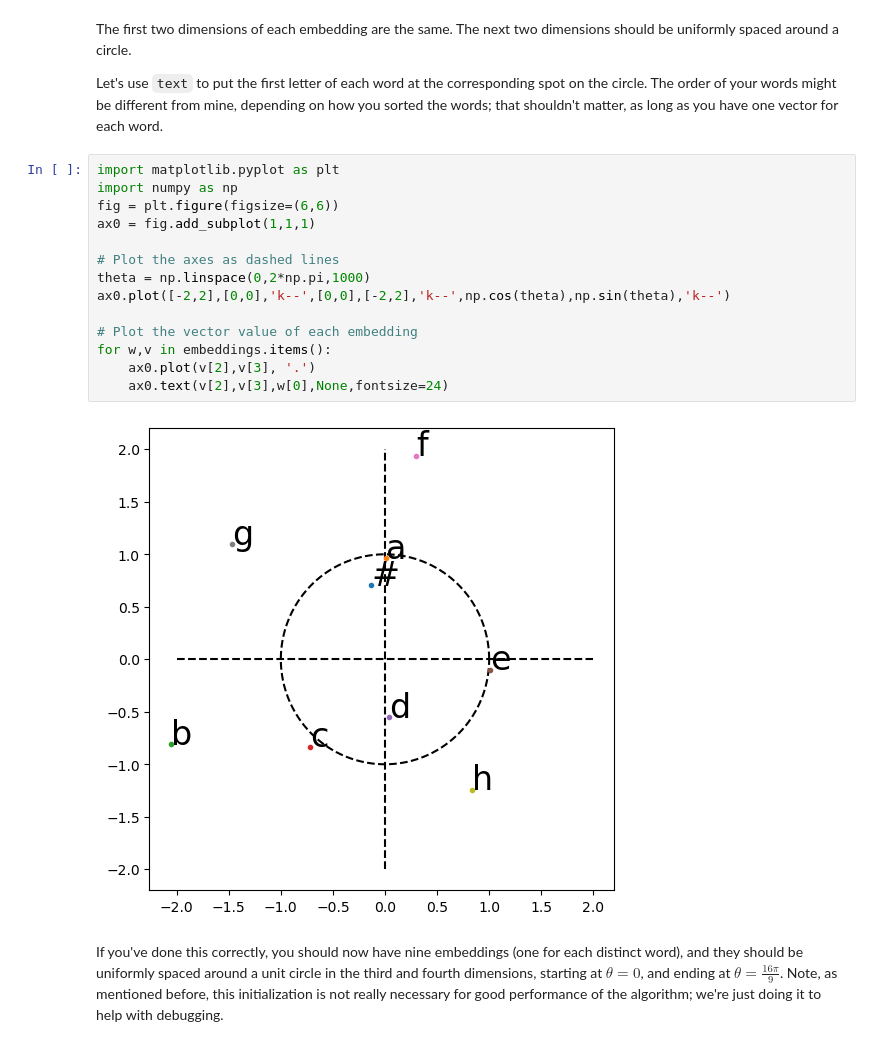
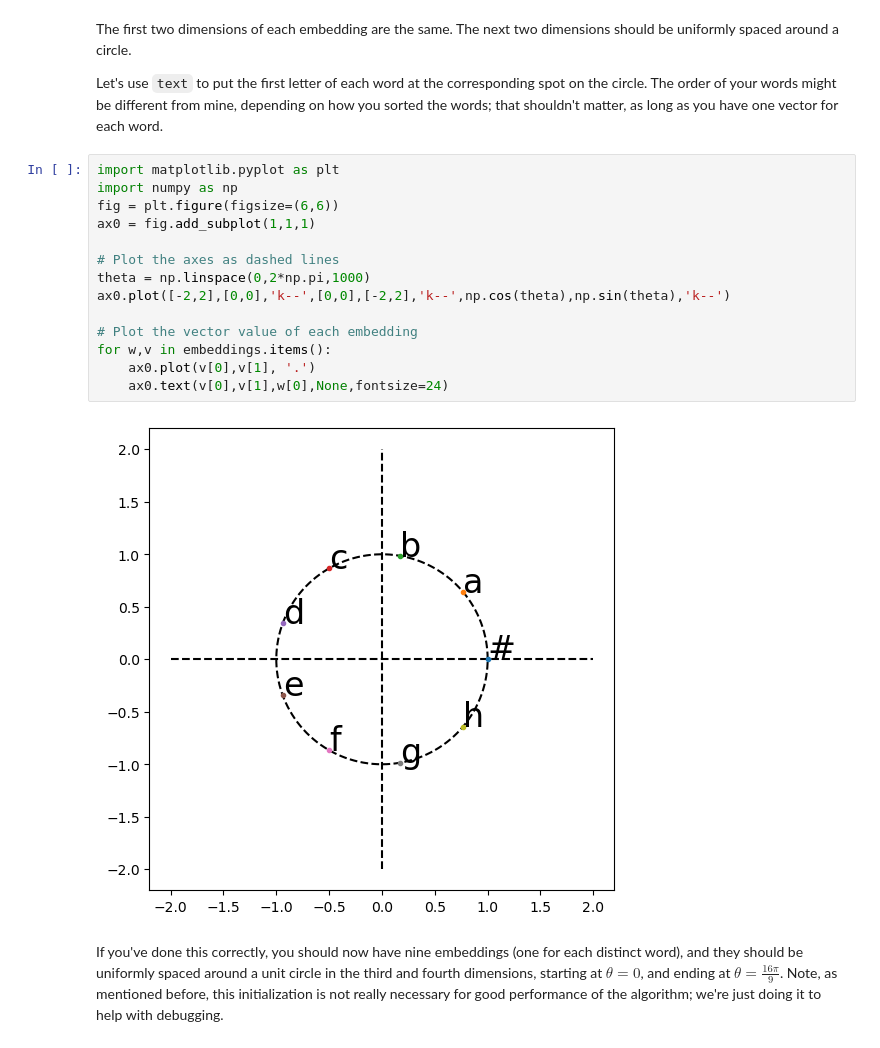
Before and after one commit to jhasegaw/hands_on_ai_for_science, a Jupyter notebook: lectures/a13pm_word2vec.ipynb, the cells around one changed output. Drawn from its saved outputs; the diff is of its cells as text.

```diff
--- a/lectures/a13pm_word2vec.ipynb
+++ b/lectures/a13pm_word2vec.ipynb
@@ -90,19 +91,19 @@ Let's use `text` to put the first letter of each word at the corresponding spot
 # %%
 import matplotlib.pyplot as plt
 import numpy as np
 fig = plt.figure(figsize=(6,6))
 ax0 = fig.add_subplot(1,1,1)
 
 # Plot the axes as dashed lines
 theta = np.linspace(0,2*np.pi,1000)
 ax0.plot([-2,2],[0,0],'k--',[0,0],[-2,2],'k--',np.cos(theta),np.sin(theta),'k--')
 
 # Plot the vector value of each embedding
 for w,v in embeddings.items():
-    ax0.plot(v[2],v[3], '.')
-    ax0.text(v[2],v[3],w[0],None,fontsize=24)
+    ax0.plot(v[0],v[1], '.')
+    ax0.text(v[0],v[1],w[0],None,fontsize=24)
 # %% [output]
-[figure, old version]
+[figure, new version]
 # %% [markdown]
 If you've done this correctly, you should now have nine embeddings (one for each distinct word), and they should be uniformly spaced around a unit circle in the third and fourth dimensions, starting at $\theta=0$, and ending at $\theta=\frac{16\pi}{9}$.  Note, as mentioned before, this initialization is not really necessary for good performance of the algorithm; we're just doing it to help with debugging.
 # %% [markdown]
```
Also changed, not shown: parts of 5 cells of this notebook, 4 other files.
